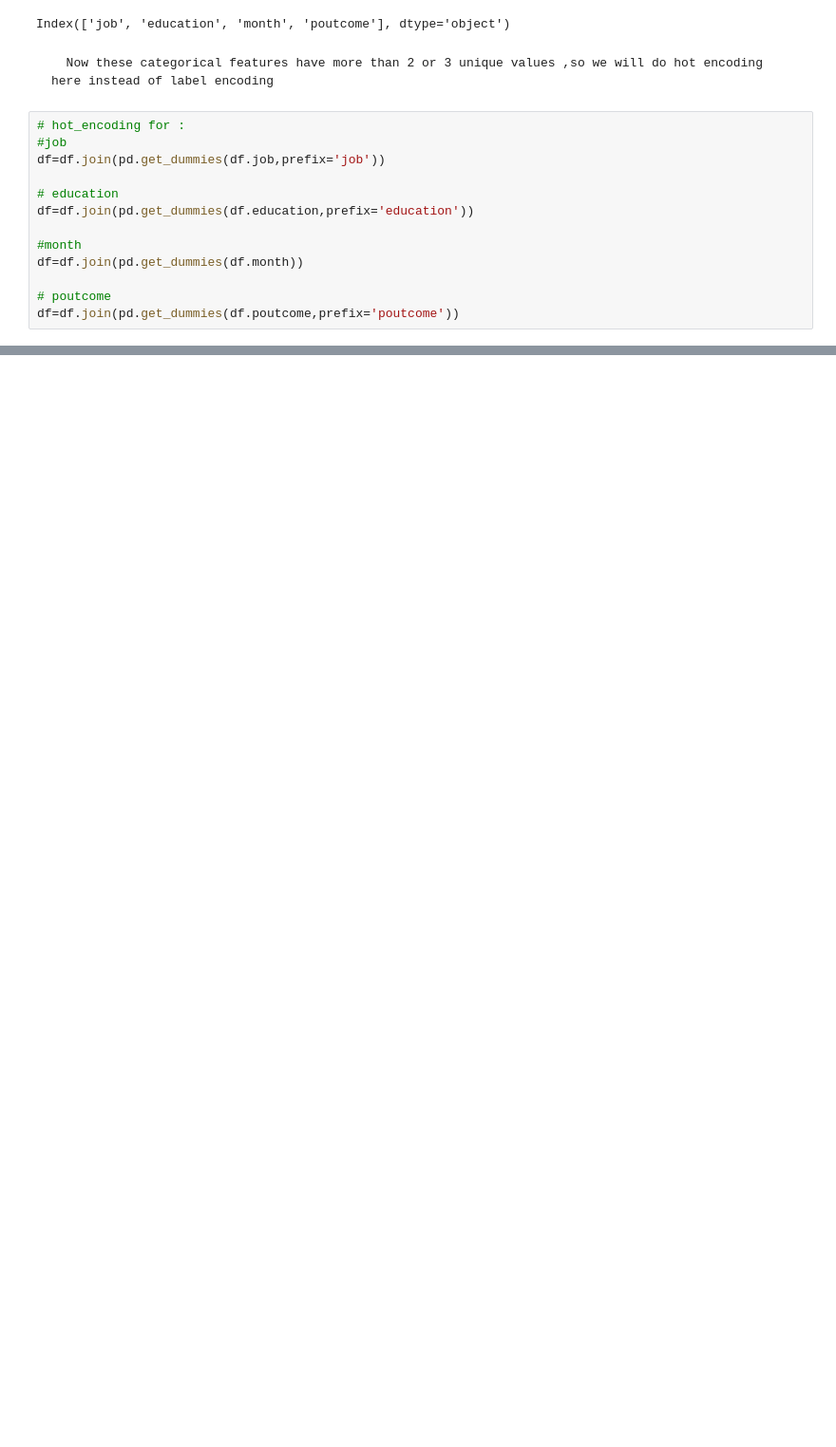
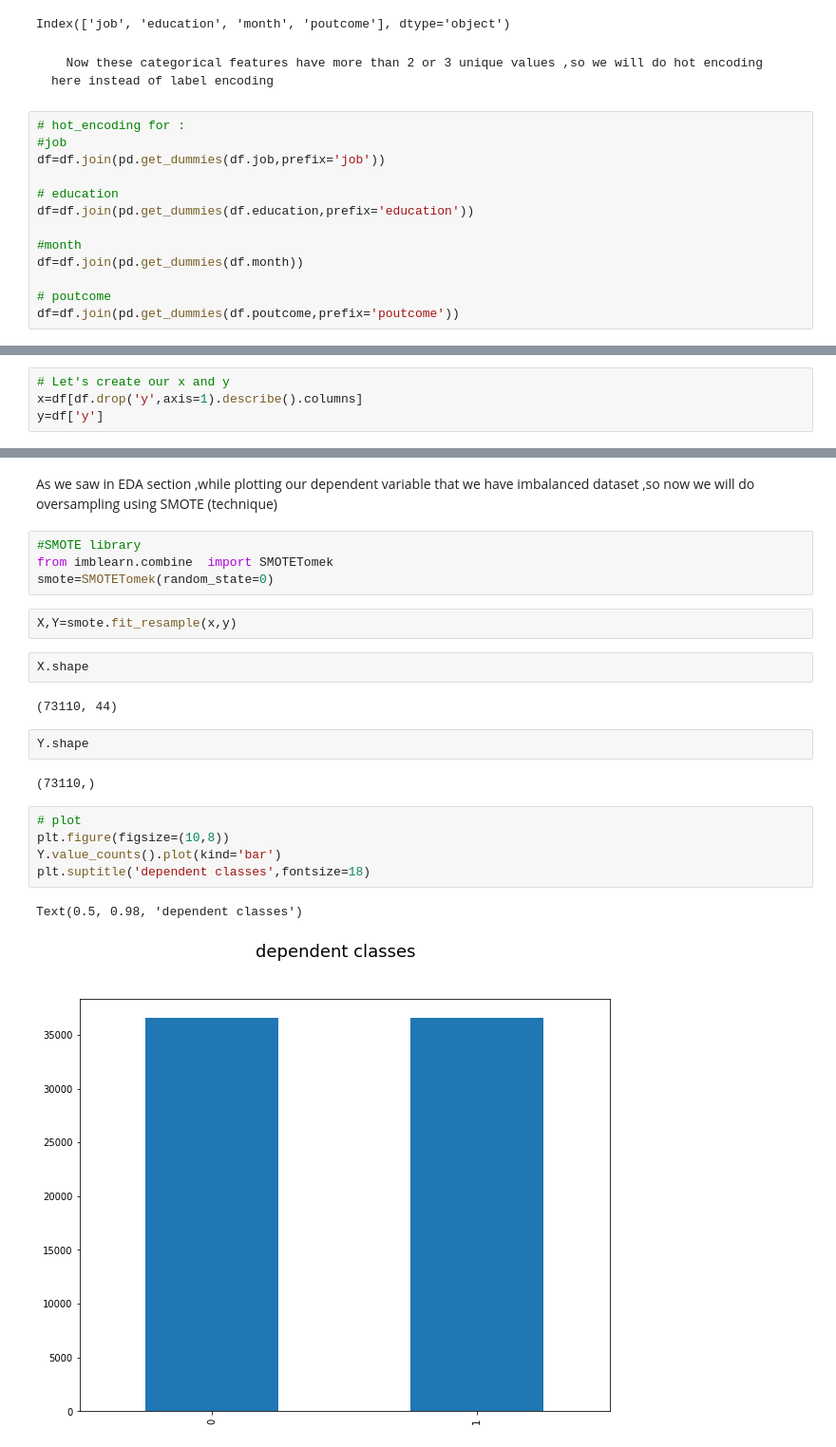
Before and after one commit to ajayn3300/Bank-Marketing-Effectiveness-Prediction---Classification, a Jupyter notebook: Bank_Marketing_Effectiveness_Prediction_Capstone_Project.ipynb, the cells around one changed output, grey strips where cells are left out. Shown at 95% size. Drawn from its saved outputs; the diff is of its cells as text; blank space fills up the shorter version.

```diff
--- a/Bank_Marketing_Effectiveness_Prediction_Capstone_Project.ipynb
+++ b/Bank_Marketing_Effectiveness_Prediction_Capstone_Project.ipynb
@@ -382,0 +358,4 @@ df.describe()
+# %%
+# Let's create our x and y
+x=df[df.drop('y',axis=1).describe().columns]
+y=df['y']
@@ -382,0 +375,24 @@ df.describe()
+# %% [markdown]
+  As we saw in EDA section ,while plotting our dependent variable that we have imbalanced dataset ,so now we will do oversampling using SMOTE (technique)
+# %%
+#SMOTE library
+from imblearn.combine  import SMOTETomek
+smote=SMOTETomek(random_state=0)
+# %%
+X,Y=smote.fit_resample(x,y)
+# %%
+X.shape
+# %% [output]
+(73110, 44)
+# %%
+Y.shape
+# %% [output]
+(73110,)
+# %%
+# plot
+plt.figure(figsize=(10,8))
+Y.value_counts().plot(kind='bar')
+plt.suptitle('dependent classes',fontsize=18)
+# %% [output]
+Text(0.5, 0.98, 'dependent classes')
+[figure, added]
```
Also changed, not shown: parts of 18 cells of this notebook.
